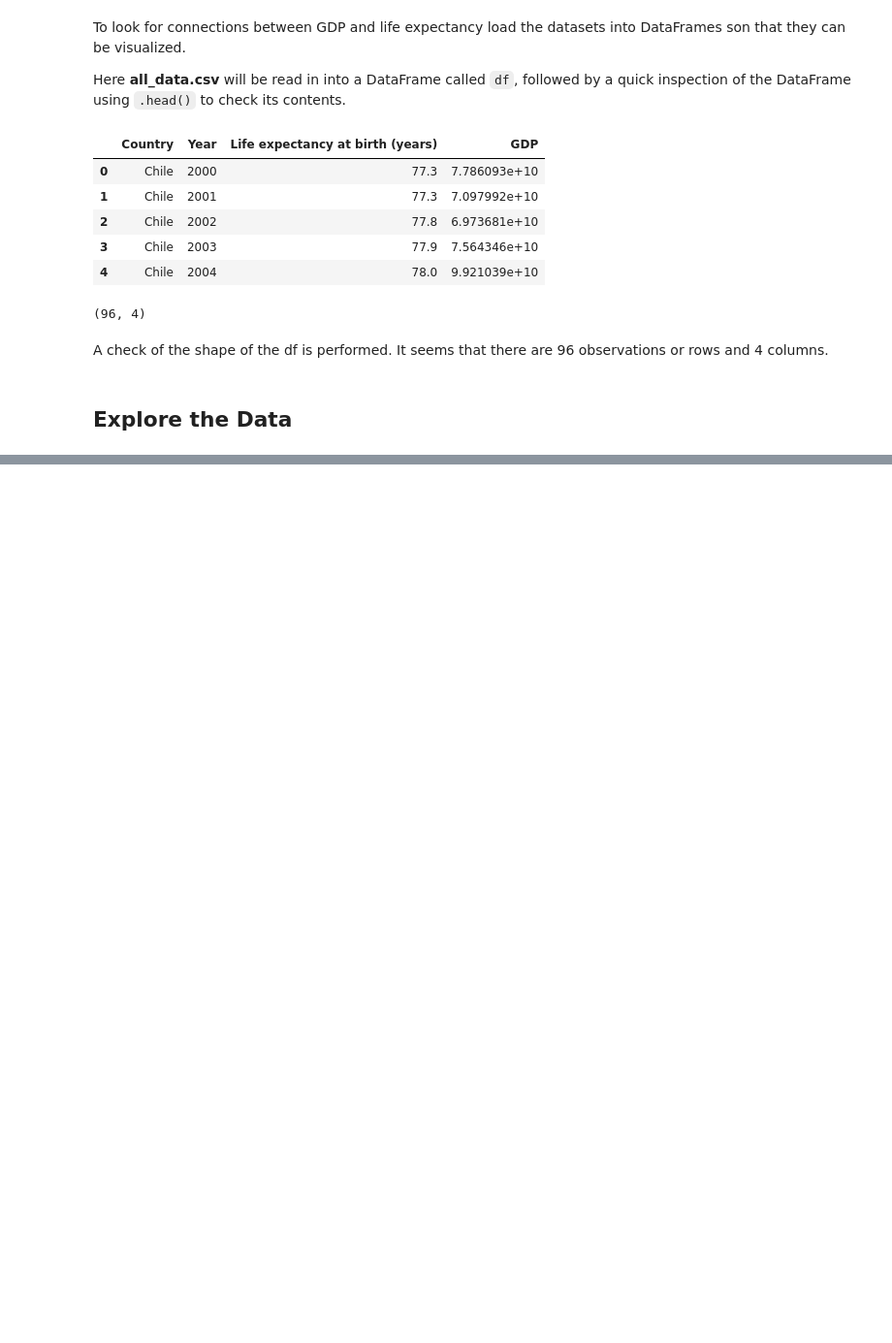
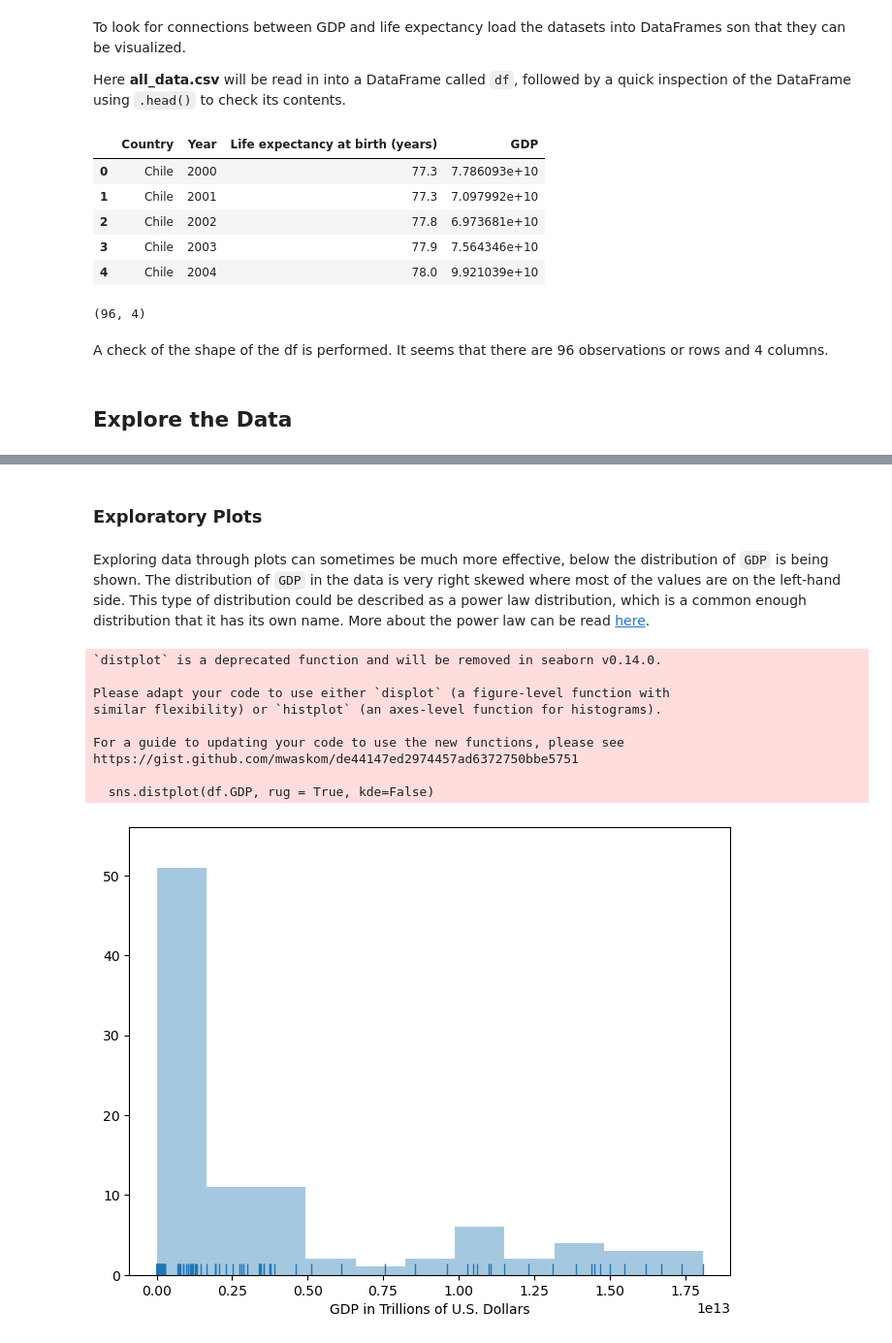
Before and after one commit to oldoc63/learningDS, a Jupyter notebook: exploreByVisual/lifeExpectancyAndGDP.ipynb, the cells around one changed output, grey strips where cells are left out. Shown: that part at 97% size. Cells and saved outputs as stored; diff of their text form; code cells hidden in the pictures; blank space fills up the shorter version.

Commit message:
Explore the data #569

```diff
--- a/exploreByVisual/lifeExpectancyAndGDP.ipynb
+++ b/exploreByVisual/lifeExpectancyAndGDP.ipynb
@@ -51,0 +72,3 @@ A check of the shape of the df is performed. It seems that there are 96 observat
+# %%
+df = df.rename({"Life expectancy at birth (years)":"Life_Expectancy"}, axis = "columns")
+df.head()
@@ -51,0 +82,19 @@ A check of the shape of the df is performed. It seems that there are 96 observat
+# %% [markdown]
+### Exploratory Plots
+# %% [markdown]
+Exploring data through plots can sometimes be much more effective, below the distribution of `GDP` is being shown. The distribution of `GDP` in the data is very right skewed where most of the values are on the left-hand side. This type of distribution could be described as a power law distribution, which is a common enough distribution that it has its own name. More about the power law can be read [here](https://en.wikipedia.org/wiki/Power_law).
+# %%
+plt.figure(figsize=(8,6))
+sns.distplot(df.GDP, rug = True, kde=False)
+plt.xlabel("GDP in Trillions of U.S. Dollars");
+# %% [output]
+`distplot` is a deprecated function and will be removed in seaborn v0.14.0.
+
+Please adapt your code to use either `displot` (a figure-level function with
+similar flexibility) or `histplot` (an axes-level function for histograms).
+
+For a guide to updating your code to use the new functions, please see
+https://gist.github.com/mwaskom/de44147ed2974457ad6372750bbe5751
+
+  sns.distplot(df.GDP, rug = True, kde=False)
+[figure, added]
```
Also changed, not shown: parts of 36 cells of this notebook.
